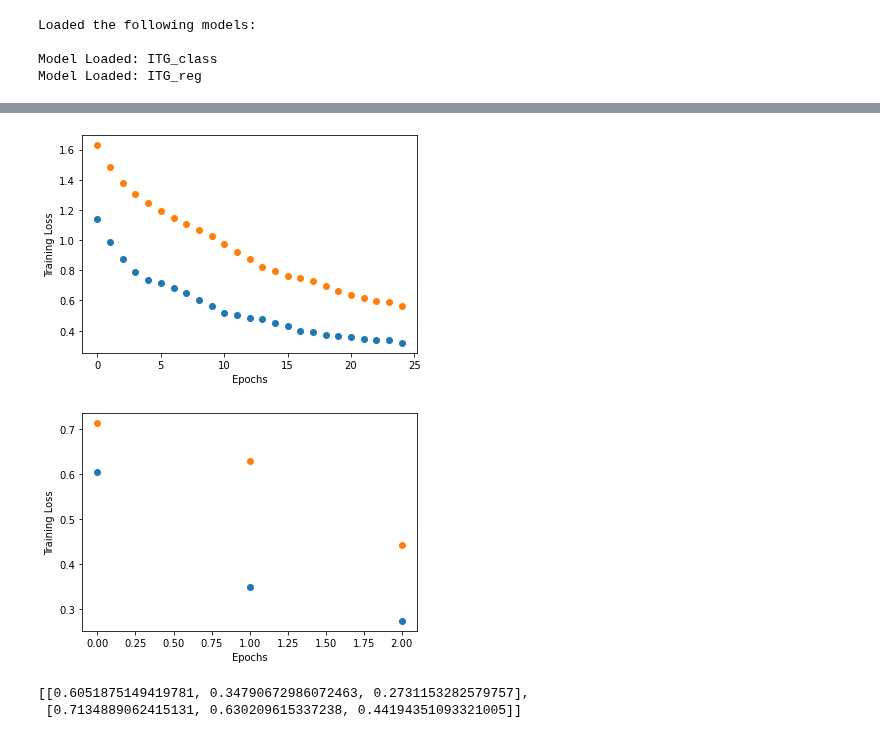
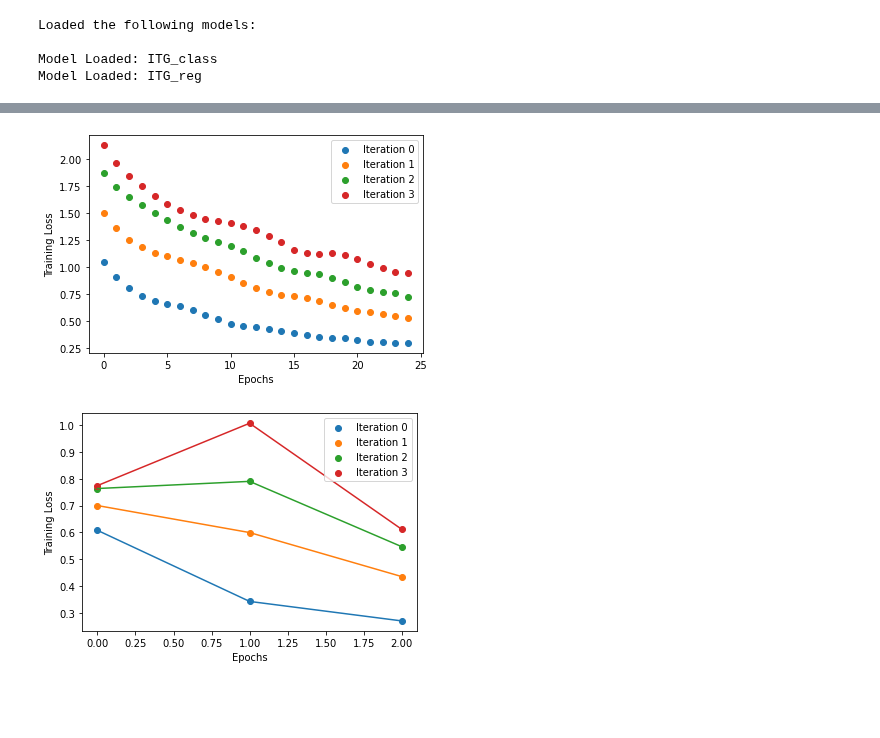
Before and after one commit to zcapjdb/UKAEAGroupProject, a Jupyter notebook: src/notebooks/run_pipeline.ipynb, the cells around one changed output, grey strips where cells are left out. Saved outputs shown, nothing was run; the diff lists cells and outputs as text; code cells hidden in the pictures; blank space fills up the shorter version.

Commit message:
multiple iterations example

```diff
--- a/src/notebooks/run_pipeline.ipynb
+++ b/src/notebooks/run_pipeline.ipynb
@@ -53,7 +53,8 @@ Model Loaded: ITG_reg
 # TODO: Needs to be the true training samples used!!!
 train_sample = train_dataset.sample(10_000)
 # %%
-iterations = 2
+init_epoch = 25
+iterations = 4
 train_losses = []
 test_losses = []
 for i in range(iterations):
@@ -66,10 +67,10 @@ for i in range(iterations):
     select_unstable_data(valid_sample, batch_size=100, classifier=models["ITG_class"])
 
     uncertain_datset, uncert_before, data_idx = regressor_uncertainty(
-    valid_sample, models["ITG_reg"], n_runs=15, keep=0.25
+    valid_sample, models["ITG_reg"], n_runs=15, keep=0.25,valid_dataset=valid_dataset
 )
     train_sample_origin, train_uncert_before, train_uncert_idx = regressor_uncertainty(
-        train_sample, models["ITG_reg"], n_runs=15,train_data=True
+        train_sample, models["ITG_reg"], n_runs=15,train_data=True,
         )
 
     train_sample.add(uncertain_datset)
@@ -88,6 +89,7 @@ for i in range(iterations):
     )
 
     # Retrain Regressor (Further research required)
+    epochs = init_epoch * (i+1)
     train_loss, test_loss = retrain_regressor(
         uncertain_loader,
         valid_loader,
@@ -226,23 +232,21 @@ Running MC Dropout on Training Data....
 # %%
 plt.figure()
 for i in range(len(train_losses)):
-    plt.scatter(np.arange(0,len(train_losses[i])), train_losses[i]);
+    plt.scatter(np.arange(0,len(train_losses[i])), train_losses[i], label =f"Iteration {i}");
+    plt.legend()
 
 plt.xlabel("Epochs")
 plt.ylabel("Training Loss");
 # %% [output]
-[figure, old version]
+[figure, new version]
 # %%
 plt.figure()
 for i in range(len(test_losses)):
-    plt.scatter(np.arange(0,len(test_losses[i])), test_losses[i]);
+    plt.plot(np.arange(0,len(test_losses[i])), test_losses[i]);
+    plt.scatter(np.arange(0,len(test_losses[i])), test_losses[i], label = f"Iteration {i}");
 
+plt.legend()
 plt.xlabel("Epochs")
 plt.ylabel("Training Loss");
 # %% [output]
-[figure, old version]
+[figure, new version]
-# %%
-test_losses
-# %% [output]
-[[0.6051875149419781, 0.34790672986072463, 0.2731153282579757],
- [0.7134889062415131, 0.630209615337238, 0.44194351093321005]]
```
Also changed, not shown: parts of 1 cell of this notebook, 1 other file.
